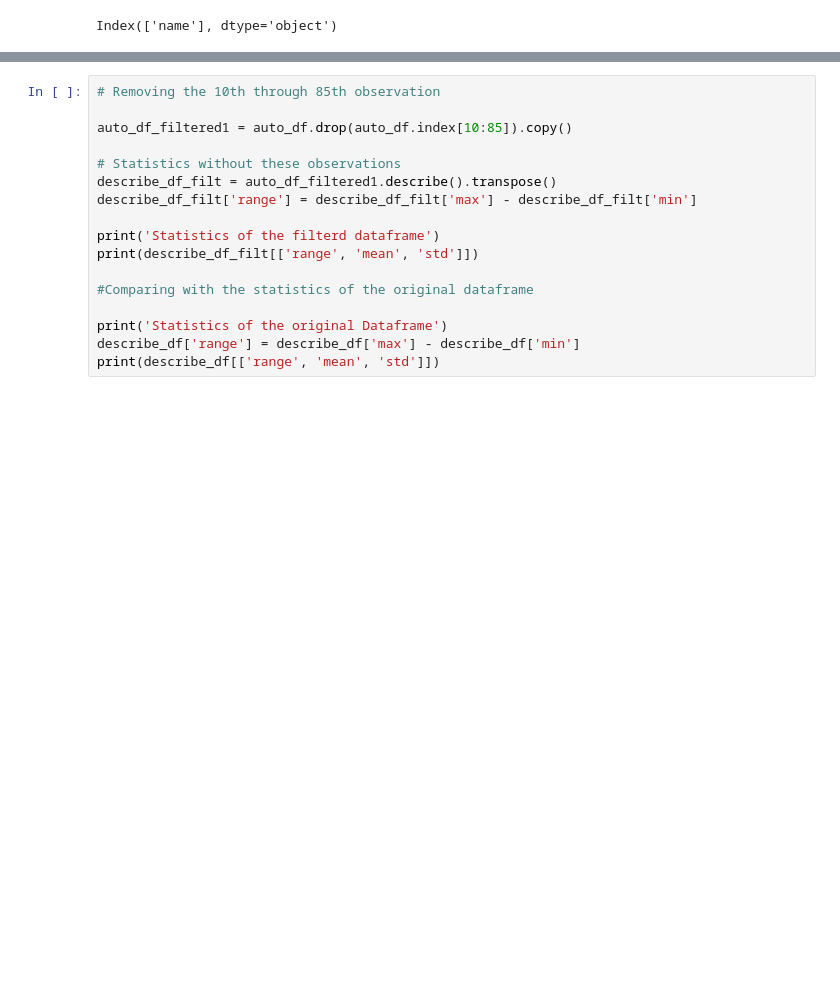
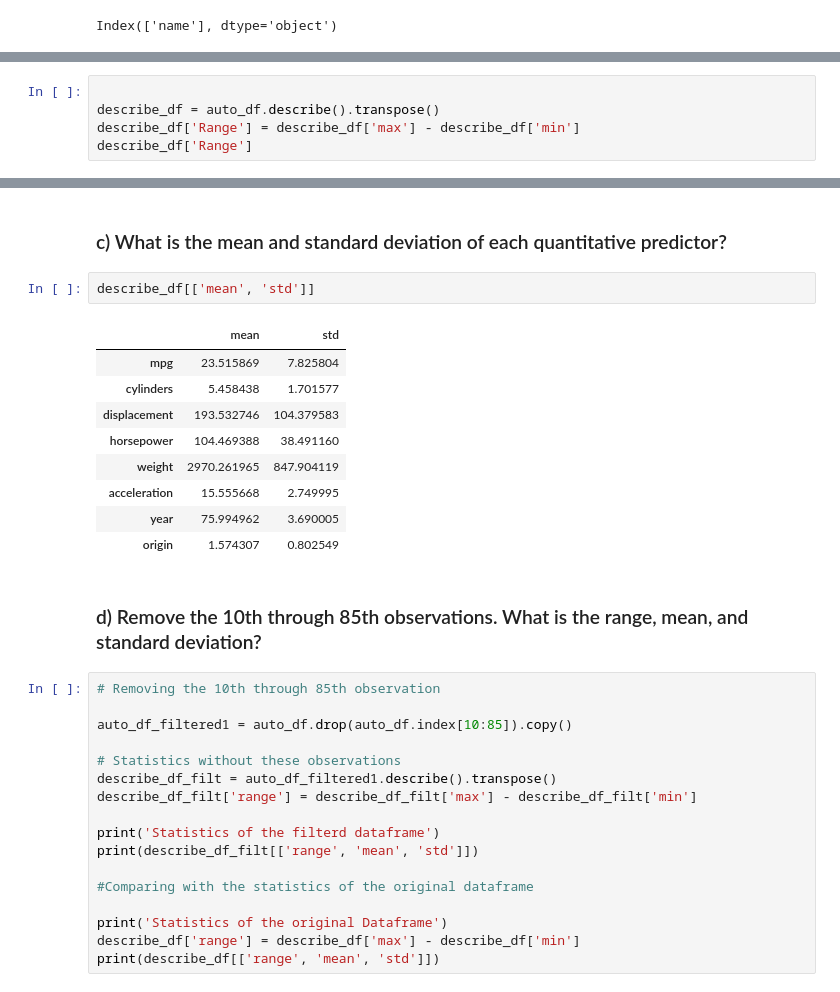
Before and after one commit to GabrielRomaoG/statistical_learning_code_answers, a Jupyter notebook: Chapter 2/Question_9.ipynb, the cells around one changed output, grey strips where cells are left out. Drawn from its saved outputs; the diff is of its cells as text; blank space fills up the shorter version.

```diff
--- a/Chapter 2/Question_9.ipynb
+++ b/Chapter 2/Question_9.ipynb
@@ -112,0 +104,5 @@ Index(['name'], dtype='object')
+# %%
+
+describe_df = auto_df.describe().transpose()
+describe_df['Range'] = describe_df['max'] - describe_df['min']
+describe_df['Range']
@@ -113,3 +119,19 @@ Index(['name'], dtype='object')
+# %% [markdown]
+### c) What is the mean and standard deviation of each quantitative predictor?
+# %%
+describe_df[['mean', 'std']]
+# %% [output]
+|  | mean | std |
+| mpg | 23.515869 | 7.825804 |
+| cylinders | 5.458438 | 1.701577 |
+| displacement | 193.532746 | 104.379583 |
+| horsepower | 104.469388 | 38.491160 |
+| weight | 2970.261965 | 847.904119 |
+| acceleration | 15.555668 | 2.749995 |
+| year | 75.994962 | 3.690005 |
+| origin | 1.574307 | 0.802549 |
+# %% [markdown]
+### d) Remove the 10th through 85th observations. What is the range, mean, and standard deviation?
 # %%
 # Removing the 10th through 85th observation
 
```
Also changed, not shown: parts of 9 cells of this notebook.
